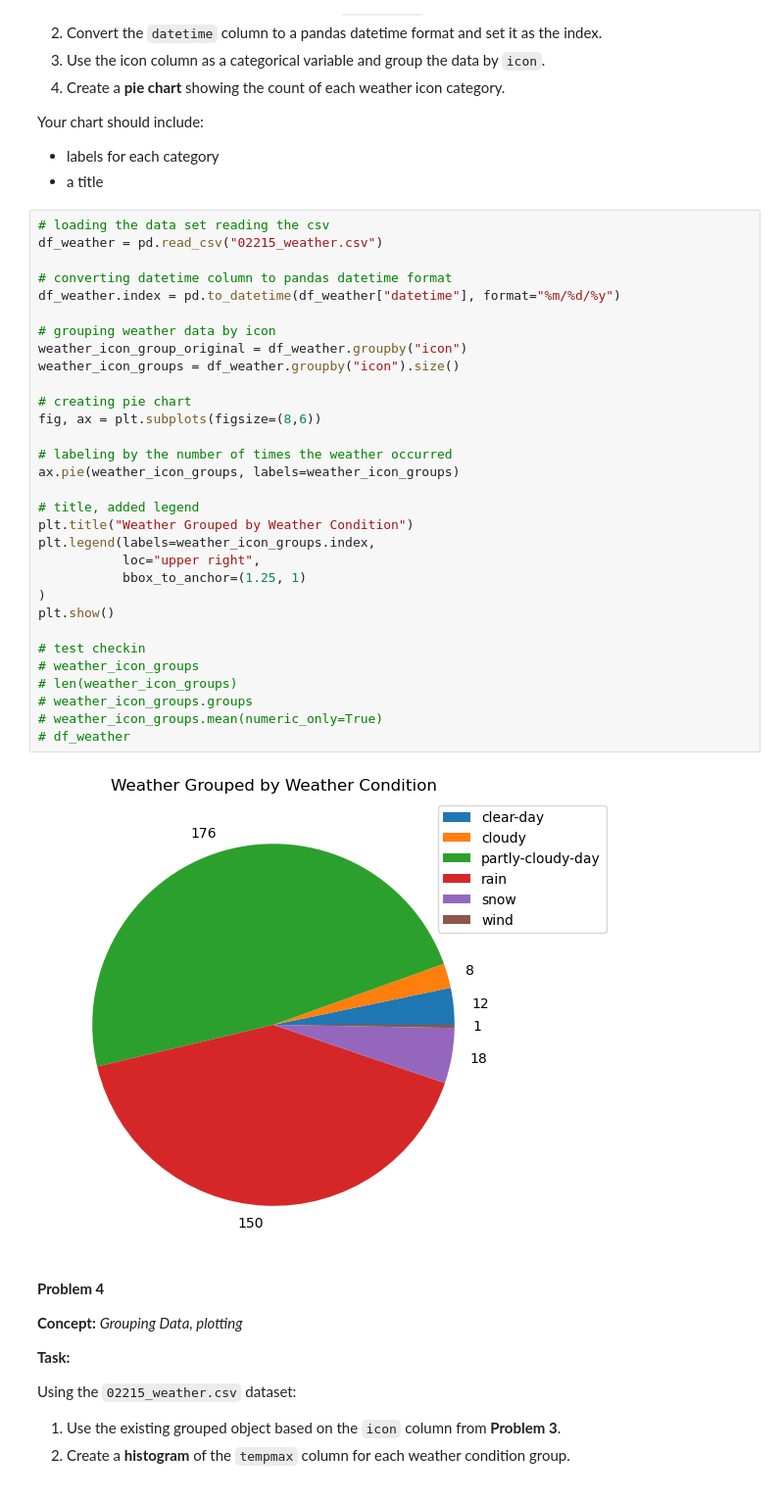
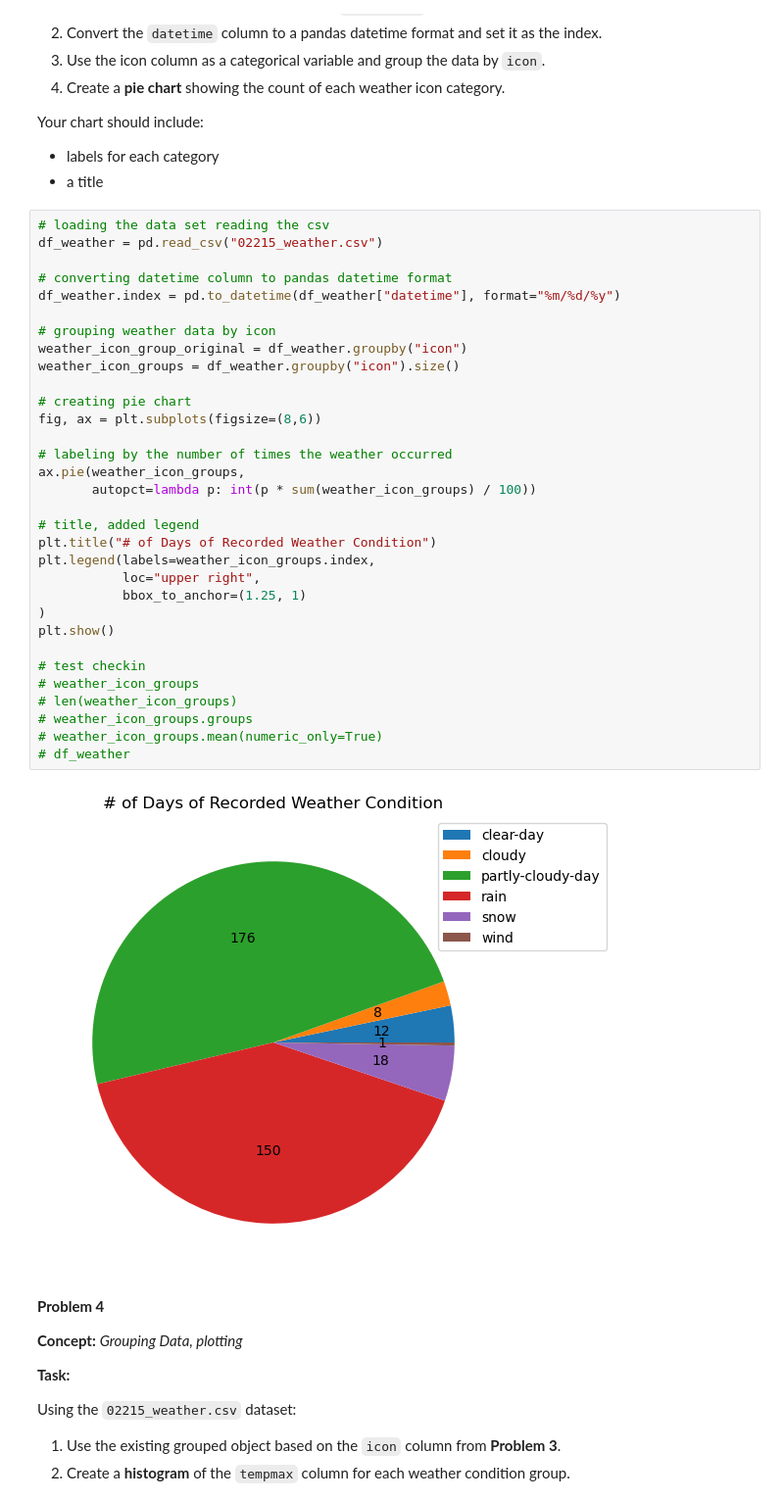
Before and after one commit to keshleem/dx602-homework-11, a Jupyter notebook: homework.ipynb, the cells around one changed output. Shown at 98% size. Saved outputs shown, nothing was run; the diff lists cells and outputs as text.

```diff
--- a/homework.ipynb
+++ b/homework.ipynb
@@ -181,36 +181,37 @@ Your chart should include:
 # %%
 # loading the data set reading the csv
 df_weather = pd.read_csv("02215_weather.csv")
 
 # converting datetime column to pandas datetime format
 df_weather.index = pd.to_datetime(df_weather["datetime"], format="%m/%d/%y")
 
 # grouping weather data by icon
 weather_icon_group_original = df_weather.groupby("icon")
 weather_icon_groups = df_weather.groupby("icon").size()
 
 # creating pie chart
 fig, ax = plt.subplots(figsize=(8,6))
 
 # labeling by the number of times the weather occurred
-ax.pie(weather_icon_groups, labels=weather_icon_groups)
+ax.pie(weather_icon_groups,
+       autopct=lambda p: int(p * sum(weather_icon_groups) / 100))
 
 # title, added legend
-plt.title("Weather Grouped by Weather Condition")
+plt.title("# of Days of Recorded Weather Condition")
 plt.legend(labels=weather_icon_groups.index,
            loc="upper right",
            bbox_to_anchor=(1.25, 1)
 )
 plt.show()
 
 # test checkin
 # weather_icon_groups
 # len(weather_icon_groups)
 # weather_icon_groups.groups
 # weather_icon_groups.mean(numeric_only=True)
 # df_weather
 # %% [output]
-[figure, old version]
+[figure, new version]
 # %% [markdown]
 **Problem 4**
 
```
Also changed, not shown: parts of 9 cells of this notebook.
